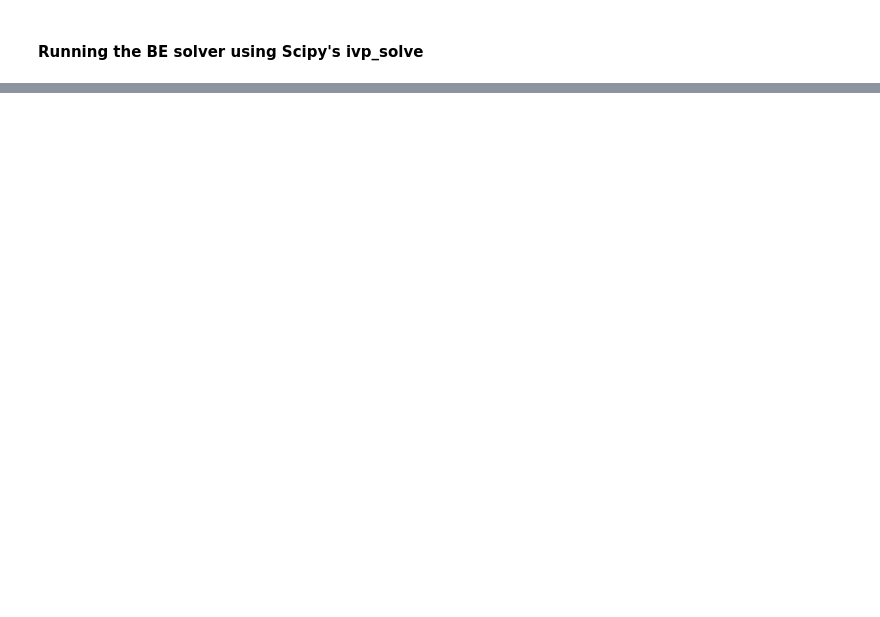
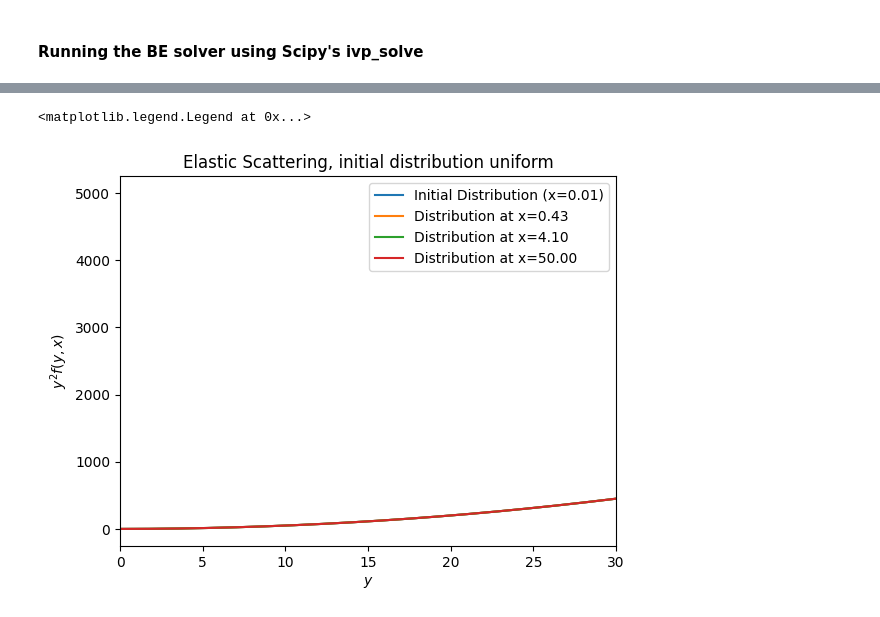
Before and after one commit to TobiasWasheim/master_thesis, a Jupyter notebook: results.ipynb, the cells around one changed output, grey strips where cells are left out. Drawn from its saved outputs; the diff is of its cells as text; code cells hidden in the pictures; blank space fills up the shorter version.

```diff
--- a/results.ipynb
+++ b/results.ipynb
@@ -132,0 +165,25 @@ print(E_dot)
+# %%
+y_0 = [yi * yi * f_0[i] for i,yi in enumerate(ys)]
+y_1 = [yi *yi * f_1[i] for i,yi in enumerate(ys)]
+y_2 = [yi * yi * f_2[i] for i,yi in enumerate(ys)]
+y_3 = [yi * yi * f_3[i] for i,yi in enumerate(ys)]
+y_4 = [yi * yi * f_4[i] for i,yi in enumerate(ys)]
+y_5 = [yi * yi * f_5[i] for i,yi in enumerate(ys)]
+y_6 = [yi * yi * f_6[i] for i,yi in enumerate(ys)]
+
+plt.plot(x,y_0,label=f"Initial Distribution (x={xs[0]:.02f})")
+#plt.plot(x,y_1,label=f"Distribution at x={xs[5]:.02f}")
+plt.plot(x,y_2,label=f"Distribution at x={xs[10]:.02f}")
+#plt.plot(x,y_3,label=f"Distribution at x={xs[15]:.02f}")
+plt.plot(x,y_4,label=f"Distribution at x={xs[20]:.02f}")
+#plt.plot(x,y_5,label=f"Distribution at x={xs[25]:.02f}")
+plt.plot(x,y_6,label=f"Distribution at x={xs[-1]:.02f}")
+
+plt.xlim(0,30)
+plt.xlabel(r"$y$")
+plt.ylabel(r"$y^2f(y,x)$")
+plt.title("Elastic Scattering, initial distribution uniform")
+plt.legend()
+# %% [output]
+<matplotlib.legend.Legend at 0x...>
+[figure, added]
```
Also changed, not shown: parts of 7 cells of this notebook, 2 other files.
